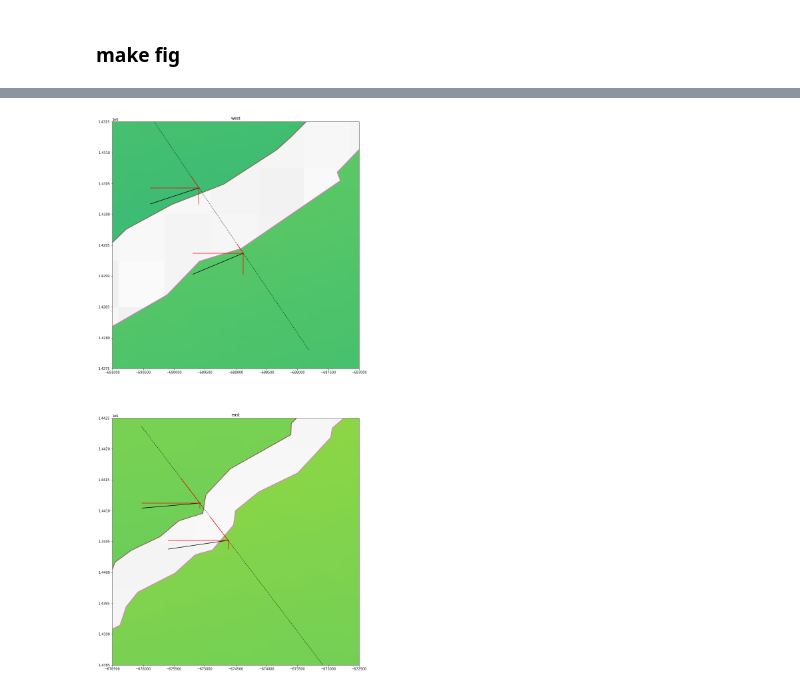
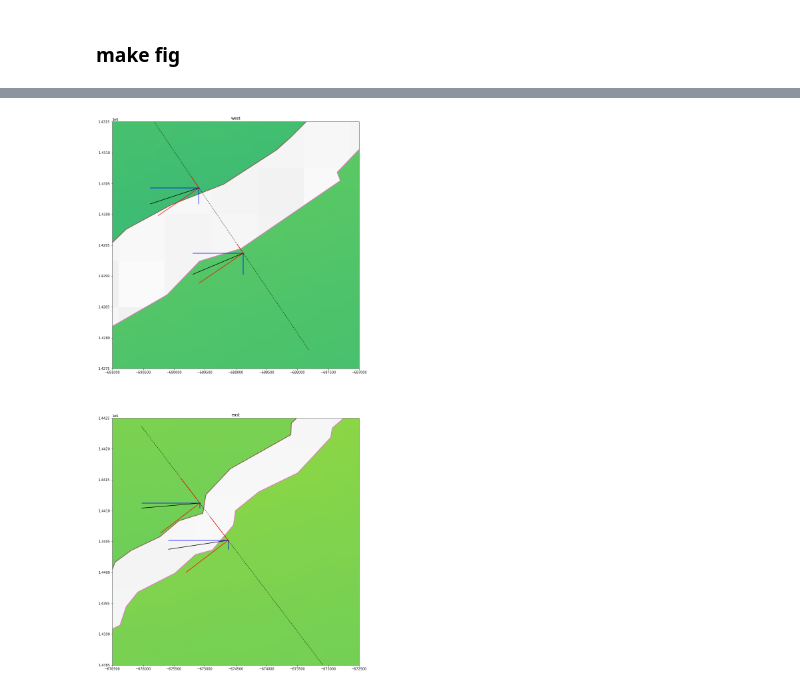
Before and after one commit to ram21ARC/IcePack_Brunt, a Jupyter notebook: d02_calving/05_brunt_inverse_calving_e5_0.ipynb, the cells around one changed output, grey strips where cells are left out. Drawn from its saved outputs; the diff is of its cells as text; code cells hidden in the pictures.

Commit message:
calving inverse model 253k

```diff
--- a/d02_calving/05_brunt_inverse_calving_e5_0.ipynb
+++ b/d02_calving/05_brunt_inverse_calving_e5_0.ipynb
@@ -75,7 +77,7 @@ extent = (xmin, xmax, ymin, ymax)
 # %% [markdown]
 ### Geometry
 # %%
-outline_2021 = '/home/sermilik/brunt_model/d02_calving/brunt_HC_2021_calving_coarse.geojson'
+outline_2021 = '/home/sermilik/brunt_model/d02_calving/brunt_HC_2021_calving.geojson'
 #Brunt_SWIT_HC_2020_cutoff_r.geojson'
 #brunt_HC_2020.geojson'
 
@@ -511,15 +620,15 @@ axes[0].plot([w_s_x_calv,w_s_x_calv+vw_s_calv[0]],[w_s_y_calv,w_s_y_calv+vw_s_ca
 axes[1].plot([e_n_x_calv,e_n_x_calv+ve_n_calv[0]],[e_n_y_calv,e_n_y_calv+ve_n_calv[1]],color='k')
 axes[1].plot([e_s_x_calv,e_s_x_calv+ve_s_calv[0]],[e_s_y_calv,e_s_y_calv+ve_s_calv[1]],color='k')
 
-axes[0].plot([w_n_x_calv,w_n_x_calv+0],[w_n_y_calv,w_n_y_calv+vw_n_calv[1]],color='r')
-axes[0].plot([w_s_x_calv,w_s_x_calv+0],[w_s_y_calv,w_s_y_calv+vw_s_calv[1]],color='r')
-axes[1].plot([e_n_x_calv,e_n_x_calv+0],[e_n_y_calv,e_n_y_calv+ve_n_calv[1]],color='r')
-axes[1].plot([e_s_x_calv,e_s_x_calv+0],[e_s_y_calv,e_s_y_calv+ve_s_calv[1]],color='r')
+axes[0].plot([w_n_x_calv,w_n_x_calv+0],[w_n_y_calv,w_n_y_calv+vw_n_calv[1]],color='b')
+axes[0].plot([w_s_x_calv,w_s_x_calv+0],[w_s_y_calv,w_s_y_calv+vw_s_calv[1]],color='b')
+axes[1].plot([e_n_x_calv,e_n_x_calv+0],[e_n_y_calv,e_n_y_calv+ve_n_calv[1]],color='b')
+axes[1].plot([e_s_x_calv,e_s_x_calv+0],[e_s_y_calv,e_s_y_calv+ve_s_calv[1]],color='b')
 
-axes[0].plot([w_n_x_calv,w_n_x_calv+vw_n_calv[0]],[w_n_y_calv,w_n_y_calv+0],color='r')
-axes[0].plot([w_s_x_calv,w_s_x_calv+vw_s_calv[0]],[w_s_y_calv,w_s_y_calv+0],color='r')
-axes[1].plot([e_n_x_calv,e_n_x_calv+ve_n_calv[0]],[e_n_y_calv,e_n_y_calv+0],color='r')
-axes[1].plot([e_s_x_calv,e_s_x_calv+ve_s_calv[0]],[e_s_y_calv,e_s_y_calv+0],color='r')
+axes[0].plot([w_n_x_calv,w_n_x_calv+vw_n_calv[0]],[w_n_y_calv,w_n_y_calv+0],color='b')
+axes[0].plot([w_s_x_calv,w_s_x_calv+vw_s_calv[0]],[w_s_y_calv,w_s_y_calv+0],color='b')
+axes[1].plot([e_n_x_calv,e_n_x_calv+ve_n_calv[0]],[e_n_y_calv,e_n_y_calv+0],color='b')
+axes[1].plot([e_s_x_calv,e_s_x_calv+ve_s_calv[0]],[e_s_y_calv,e_s_y_calv+0],color='b')
 
 #model
 vw_n_calv_angle = (math.atan(vw_n_calv[1]/vw_n_calv[0]))
@@ -532,6 +641,13 @@ ft_vw_n_calv_angle = (math.atan(ft_vw_n_calv[1]/ft_vw_n_calv[0]))
 ft_vw_s_calv_angle = (math.atan(ft_vw_s_calv[1]/ft_vw_s_calv[0]))
 ft_ve_n_calv_angle = (math.atan(ft_ve_n_calv[1]/ft_ve_n_calv[0]))
 ft_ve_s_calv_angle = (math.atan(ft_ve_s_calv[1]/ft_ve_s_calv[0]))
+
+print('-----------')
+print(math.degrees(vw_n_calv_angle))
+print(math.degrees(vw_s_calv_angle))
+print(math.degrees(ve_n_calv_angle))
+print(math.degrees(ve_s_calv_angle))
+print('-----------')
 
 #model
 vw_n_calv_offset = abs(-90-math.degrees(vw_n_calv_angle) - math.degrees(west_angle))
@@ -586,16 +702,43 @@ vw_s_calv_perp = vw_s_calv_tot * math.cos(math.radians(vw_s_calv_offset))
 ve_n_calv_perp = ve_n_calv_tot * math.cos(math.radians(ve_n_calv_offset))
 ve_s_calv_perp = ve_s_calv_tot * math.cos(math.radians(ve_s_calv_offset))
 
+vw_n_calv_para = vw_n_calv_tot * math.sin(math.radians(vw_n_calv_offset))
+vw_s_calv_para = vw_s_calv_tot * math.sin(math.radians(vw_s_calv_offset))
+ve_n_calv_para = ve_n_calv_tot * math.sin(math.radians(ve_n_calv_offset))
+ve_s_calv_para = ve_s_calv_tot * math.sin(math.radians(ve_s_calv_offset))
+
 #ft
 ft_vw_n_calv_perp = ft_vw_n_calv_tot * math.cos(math.radians(ft_vw_n_calv_offset))
 ft_vw_s_calv_perp = ft_vw_s_calv_tot * math.cos(math.radians(ft_vw_s_calv_offset))
 ft_ve_n_calv_perp = ft_ve_n_calv_tot * math.cos(math.radians(ft_ve_n_calv_offset))
 ft_ve_s_calv_perp = ft_ve_s_calv_tot * math.cos(math.radians(ft_ve_s_calv_offset))
 
+ft_vw_n_calv_para = ft_vw_n_calv_tot * math.cos(math.radians(ft_vw_n_calv_offset))
+ft_vw_s_calv_para = ft_vw_s_calv_tot * math.cos(math.radians(ft_vw_s_calv_offset))
+ft_ve_n_calv_para = ft_ve_n_calv_tot * math.cos(math.radians(ft_ve_n_calv_offset))
+ft_ve_s_calv_para = ft_ve_s_calv_tot * math.cos(math.radians(ft_ve_s_calv_offset))
+
 print("west,   seaward v_perp: "+str(round(vw_n_calv_perp,1))+" m/yr")
 print("west,  landward v_perp: "+str(round(vw_s_calv_perp,1))+" m/yr")
 print("east,   seaward v_perp: "+str(round(ve_n_calv_perp,1))+" m/yr")
 print("east,  landward v_perp: "+str(round(ve_s_calv_perp,1))+" m/yr")
+print("")
+print("west,   seaward v_para: "+str(round(vw_n_calv_para,1))+" m/yr")
+print("west,  landward v_para: "+str(round(vw_s_calv_para,1))+" m/yr")
+print("east,   seaward v_para: "+str(round(ve_n_calv_para,1))+" m/yr")
+print("east,  landward v_para: "+str(round(ve_s_calv_para,1))+" m/yr")
+print("")
+
+#velocity components sanity check
+vw_n_calv_check = np.sqrt((vw_n_calv_perp**2)+(vw_n_calv_para**2))
+vw_s_calv_check = np.sqrt((vw_s_calv_perp**2)+(vw_s_calv_para**2))
+ve_n_calv_check = np.sqrt((ve_n_calv_perp**2)+(ve_n_calv_para**2))
+ve_s_calv_check = np.sqrt((ve_s_calv_perp**2)+(ve_s_calv_para**2))
+
+print("west,  seaward v_check: "+str(round(vw_n_calv_check,1))+" m/yr (difference: "+str(round(vw_n_calv_tot-vw_n_calv_check,1))+"m/yr)")
+print("west, landward v_check: "+str(round(vw_s_calv_check,1))+" m/yr (difference: "+str(round(vw_s_calv_tot-vw_s_calv_check,1))+"m/yr)")
+print("east,  seaward v_check: "+str(round(ve_n_calv_check,1))+" m/yr (difference: "+str(round(ve_n_calv_tot-ve_n_calv_check,1))+"m/yr)")
+print("east, landward v_check: "+str(round(ve_s_calv_check,1))+" m/yr (difference: "+str(round(ve_s_calv_tot-ve_s_calv_check,1))+"m/yr)")
 print("")
 
 axes[0].plot([w_n_x_calv,w_n_x_calv+(vw_n_calv_perp*math.sin(west_angle))],[w_n_y_calv,w_n_y_calv+(vw_n_calv_perp*math.cos(west_angle))],color='r')
@@ -603,10 +746,20 @@ axes[0].plot([w_s_x_calv,w_s_x_calv+(vw_s_calv_perp*math.sin(west_angle))],[w_s_
 axes[1].plot([e_n_x_calv,e_n_x_calv+(ve_n_calv_perp*math.sin(east_angle))],[e_n_y_calv,e_n_y_calv+(ve_n_calv_perp*math.cos(east_angle))],color='r')
 axes[1].plot([e_s_x_calv,e_s_x_calv+(ve_s_calv_perp*math.sin(east_angle))],[e_s_y_calv,e_s_y_calv+(ve_s_calv_perp*math.cos(east_angle))],color='r')
 
+axes[0].plot([w_n_x_calv,w_n_x_calv-(vw_n_calv_para*math.cos(west_angle))],[w_n_y_calv,w_n_y_calv+(vw_n_calv_para*math.sin(west_angle))],color='r')
+axes[0].plot([w_s_x_calv,w_s_x_calv-(vw_s_calv_para*math.cos(west_angle))],[w_s_y_calv,w_s_y_calv+(vw_s_calv_para*math.sin(west_angle))],color='r')
+axes[1].plot([e_n_x_calv,e_n_x_calv-(ve_n_calv_para*math.cos(east_angle))],[e_n_y_calv,e_n_y_calv+(ve_n_calv_para*math.sin(east_angle))],color='r')
+axes[1].plot([e_s_x_calv,e_s_x_calv-(ve_s_calv_para*math.cos(east_angle))],[e_s_y_calv,e_s_y_calv+(ve_s_calv_para*math.sin(east_angle))],color='r')
+
+
+
 #difference across rift
-#model
+#model open
 vdiffw_calv = vw_n_calv_perp - vw_s_calv_perp
 vdiffe_calv = ve_n_calv_perp - ve_s_calv_perp
+#model shear
+vshearw_calv = vw_n_calv_para - vw_s_calv_para
+vsheare_calv = ve_n_calv_para - ve_s_calv_para
 
 #ft
 ft_vdiffw_calv = ft_vw_n_calv_perp - ft_vw_s_calv_perp
@@ -614,6 +767,16 @@ ft_vdiffe_calv = ft_ve_n_calv_perp - ft_ve_s_calv_perp
 
 print("Western opening rate: "+str(round(vdiffw_calv,1))+" m/yr")
 print("Eastern opening rate: "+str(round(vdiffe_calv,1))+" m/yr")
+print("")
+print("Western shear rate: "+str(round(vshearw_calv,1))+" m/yr")
+print("Eastern shear rate: "+str(round(vsheare_calv,1))+" m/yr")
+
+print("")
+print("")
+print("")
+print("blue  - x and y in projection")
+print("black - velocity vector")
+print("red   - rift perpendicular and parallel velocity components")
 
 axes[0].set_title("west")
 axes[0].set_xlim(xcen_w-delta,xcen_w+delta)
@@ -645,4 +808,4 @@ Eastern opening rate: 30.7 m/yr
-[figure, old version]
+[figure, new version]
 # %%
 print("------------------------------")
 print("Geometry: calving")
```
Also changed, not shown: parts of 27 cells of this notebook.
